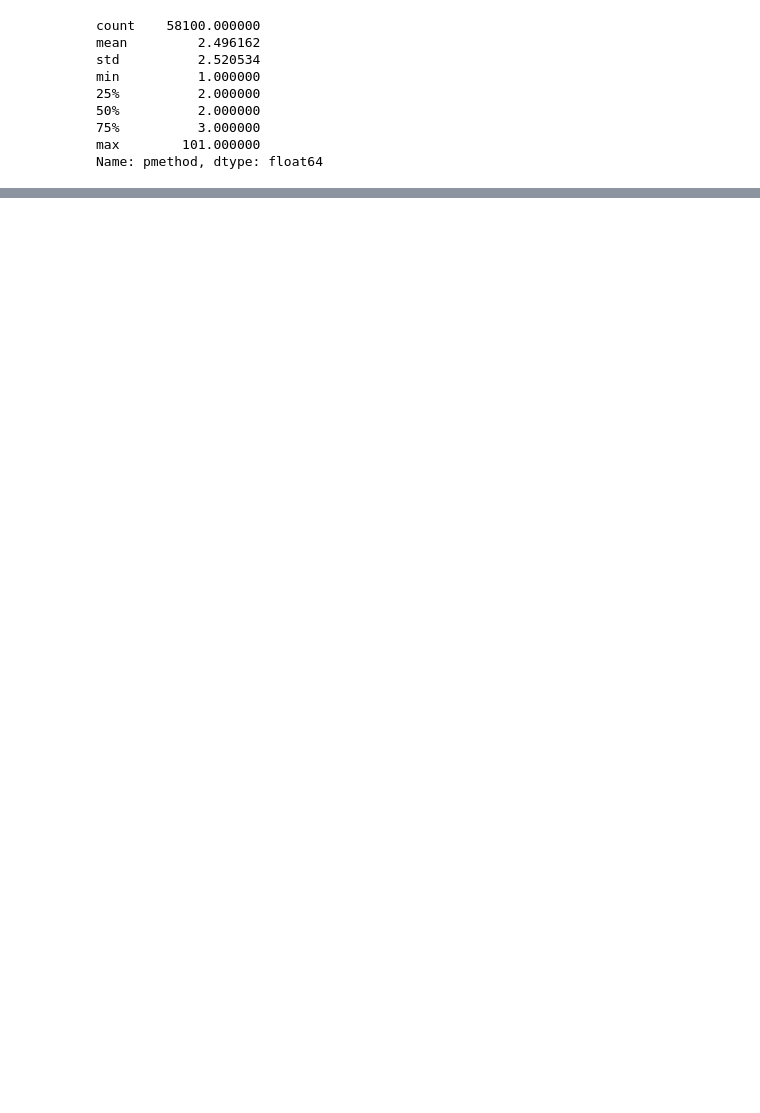
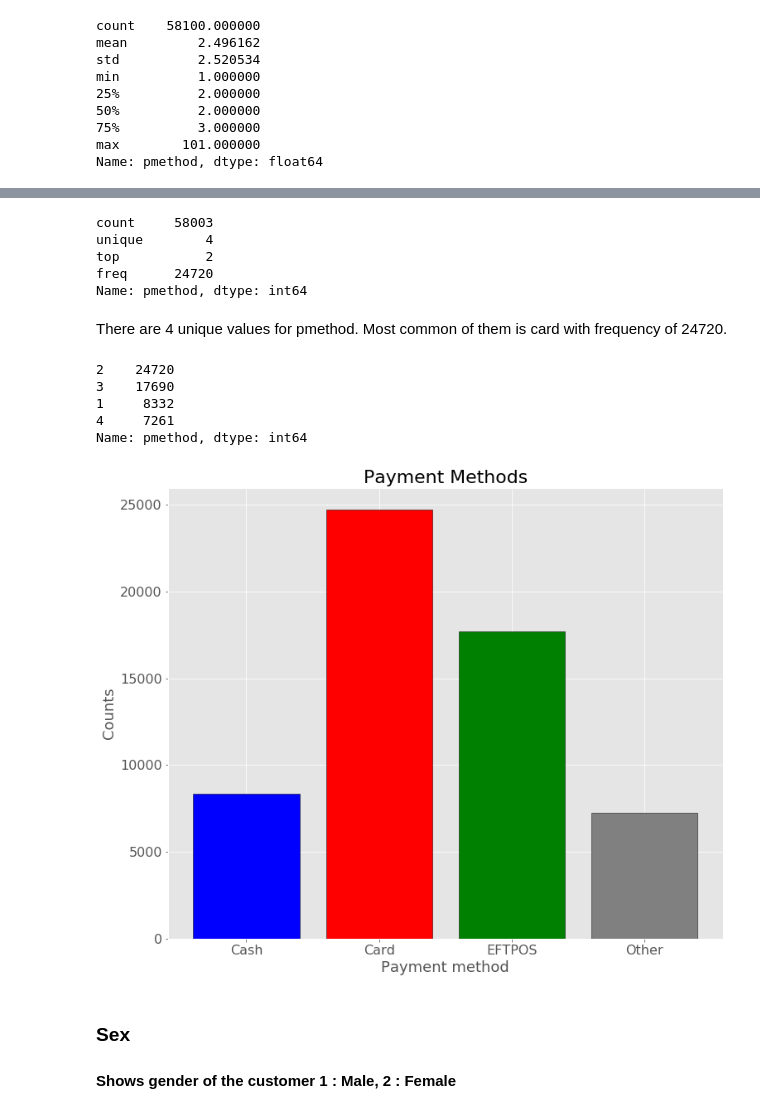
Before and after one commit to NandishRPatel/DATA-SCIENCE-PROJECTS, a Jupyter notebook: SIMULATED COLES DATA/Project_Notebook.ipynb, the cells around one changed output, grey strips where cells are left out. Drawn from its saved outputs; the diff is of its cells as text; code cells hidden in the pictures; blank space fills up the shorter version.

Commit message:
Data cleaning and Preprocessing 2

```diff
--- a/SIMULATED COLES DATA/Project_Notebook.ipynb
+++ b/SIMULATED COLES DATA/Project_Notebook.ipynb
@@ -220,0 +248,36 @@ Name: pmethod, dtype: float64
+# %%
+# Filtering out the data
+data = data[data.pmethod < 5]
+# %%
+# Converting the numeric field to categorical
+data.pmethod = data.pmethod.astype("category")
+# %%
+# Summary
+data.pmethod.describe()
+# %% [output]
+count     58003
+unique        4
+top           2
+freq      24720
+Name: pmethod, dtype: int64
+# %% [markdown]
+There are 4 unique values for pmethod. Most common of them is card with frequency of 24720.
+# %%
+# Frequency of all categories
+pmethod_count_series = data.pmethod.value_counts()
+pmethod_count_series
+# %% [output]
+2    24720
+3    17690
+1     8332
+4     7261
+Name: pmethod, dtype: int64
+# %%
+%autoreload 2
+custom_functions.barplot(pmethod_count_series, "Payment method", "Counts", "Payment Methods",
+                         color=["red","green", "blue", "grey"], labels = ["Card", "EFTPOS", "Cash", "Other"])
+# %% [output]
+[figure, added]
+# %% [markdown]
+### Sex
+#### Shows gender of the customer 1 : Male, 2 : Female
```
Also changed, not shown: parts of 25 cells of this notebook, 1 other file.
